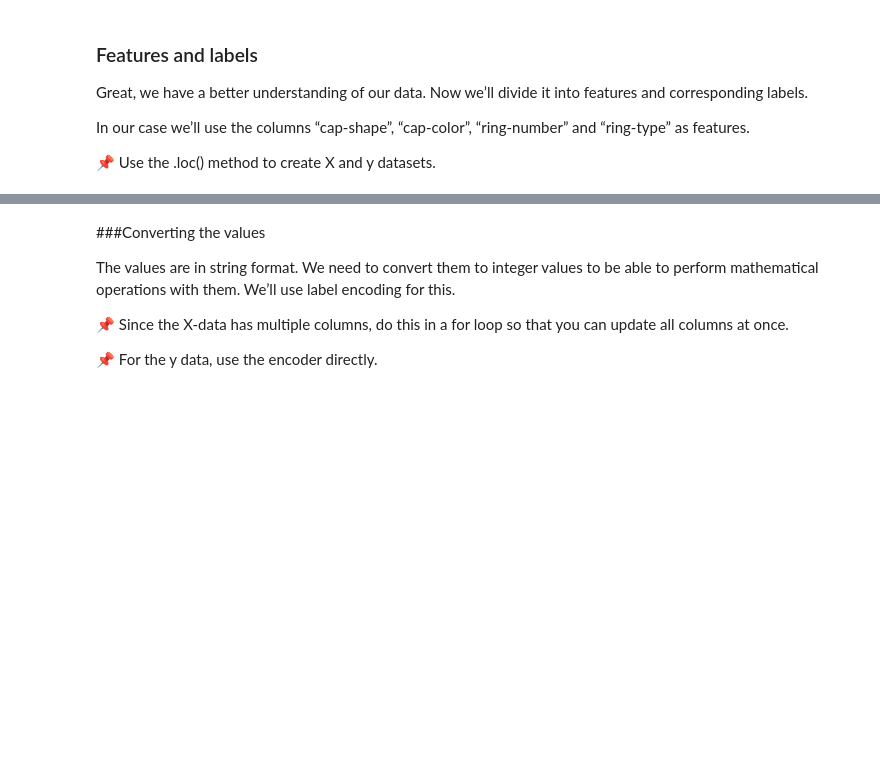
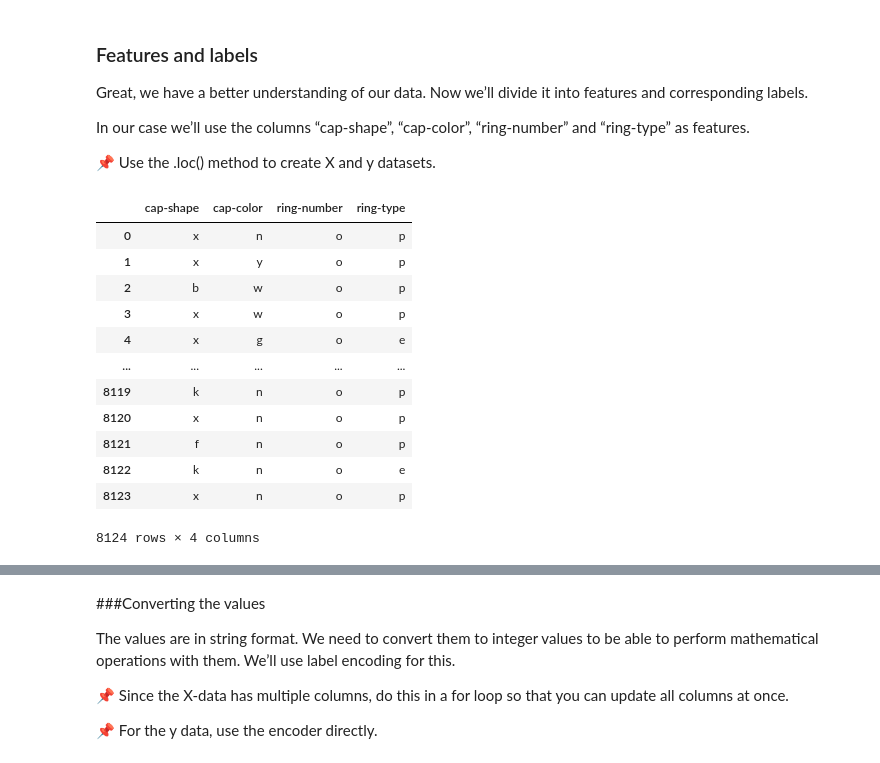
Before and after one commit to mustafaktaas/Python_Practices_Akbank_Bootcamp, a Jupyter notebook: MachineLearning_Practices_Akbank_Bootcamp/FinalProject/Final_project.ipynb, the cells around one changed output, grey strips where cells are left out. Cells and saved outputs as stored; diff of their text form; code cells hidden in the pictures; blank space fills up the shorter version.

```diff
--- a/MachineLearning_Practices_Akbank_Bootcamp/FinalProject/Final_project.ipynb
+++ b/MachineLearning_Practices_Akbank_Bootcamp/FinalProject/Final_project.ipynb
@@ -105,6 +105,23 @@ In our case we’ll use the columns “cap-shape”, “cap-color”, “ring-nu
 📌 Use the .loc() method to create X and y datasets.
 # %%
 # Create the X variable for features
-
+X = data.loc[:,['cap-shape','cap-color','ring-number','ring-type']]
 
 # Create the y variable for output labels
+y = data.loc[:,'class']
+# %%
+X
+# %% [output]
+|  | cap-shape | cap-color | ring-number | ring-type |
+| 0 | x | n | o | p |
+| 1 | x | y | o | p |
+| 2 | b | w | o | p |
+| 3 | x | w | o | p |
+| 4 | x | g | o | e |
+| ... | ... | ... | ... | ... |
+| 8119 | k | n | o | p |
+| 8120 | x | n | o | p |
+| 8121 | f | n | o | p |
+| 8122 | k | n | o | e |
+| 8123 | x | n | o | p |
+8124 rows × 4 columns
```
Also changed, not shown: parts of 1 cell of this notebook.
